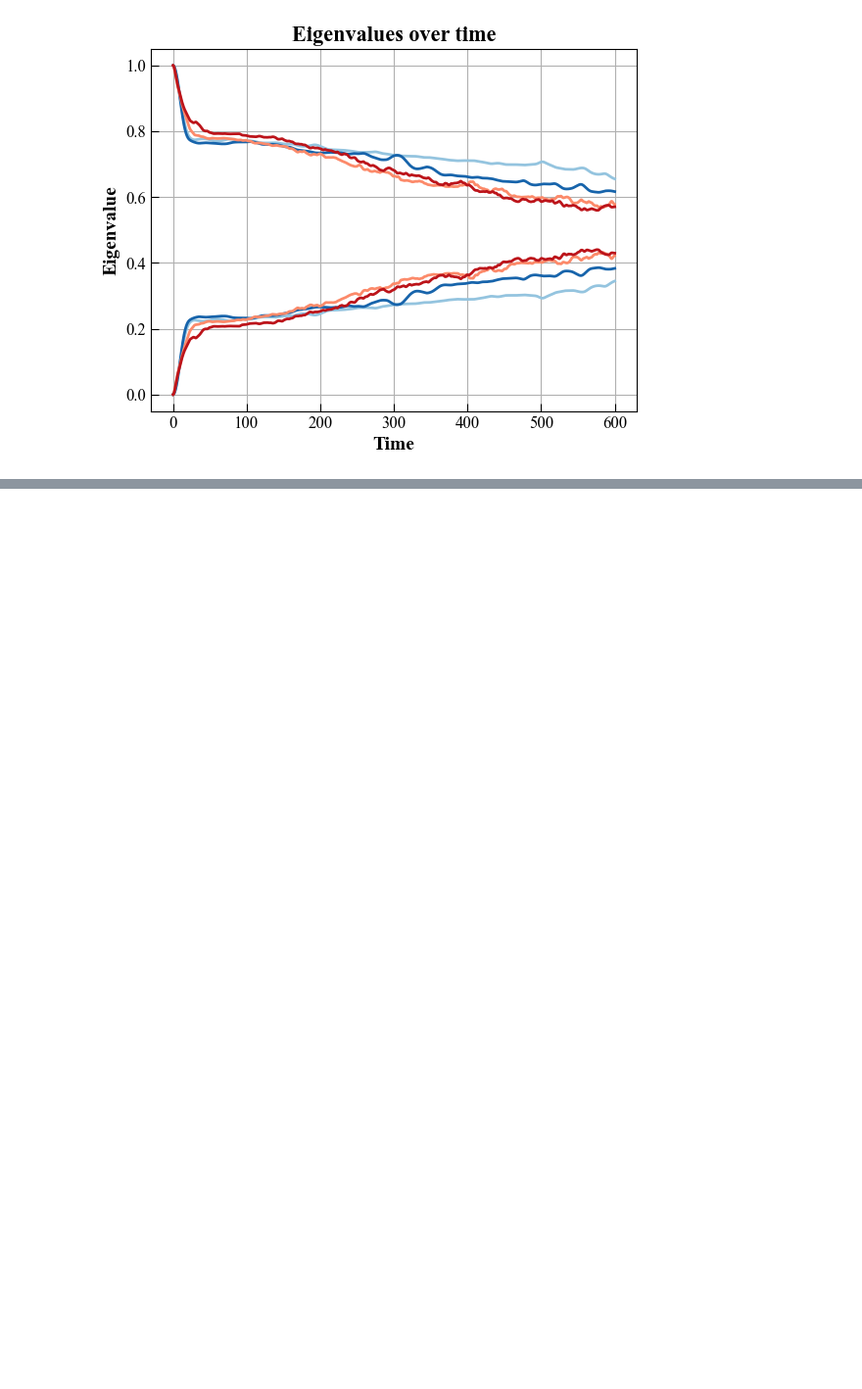
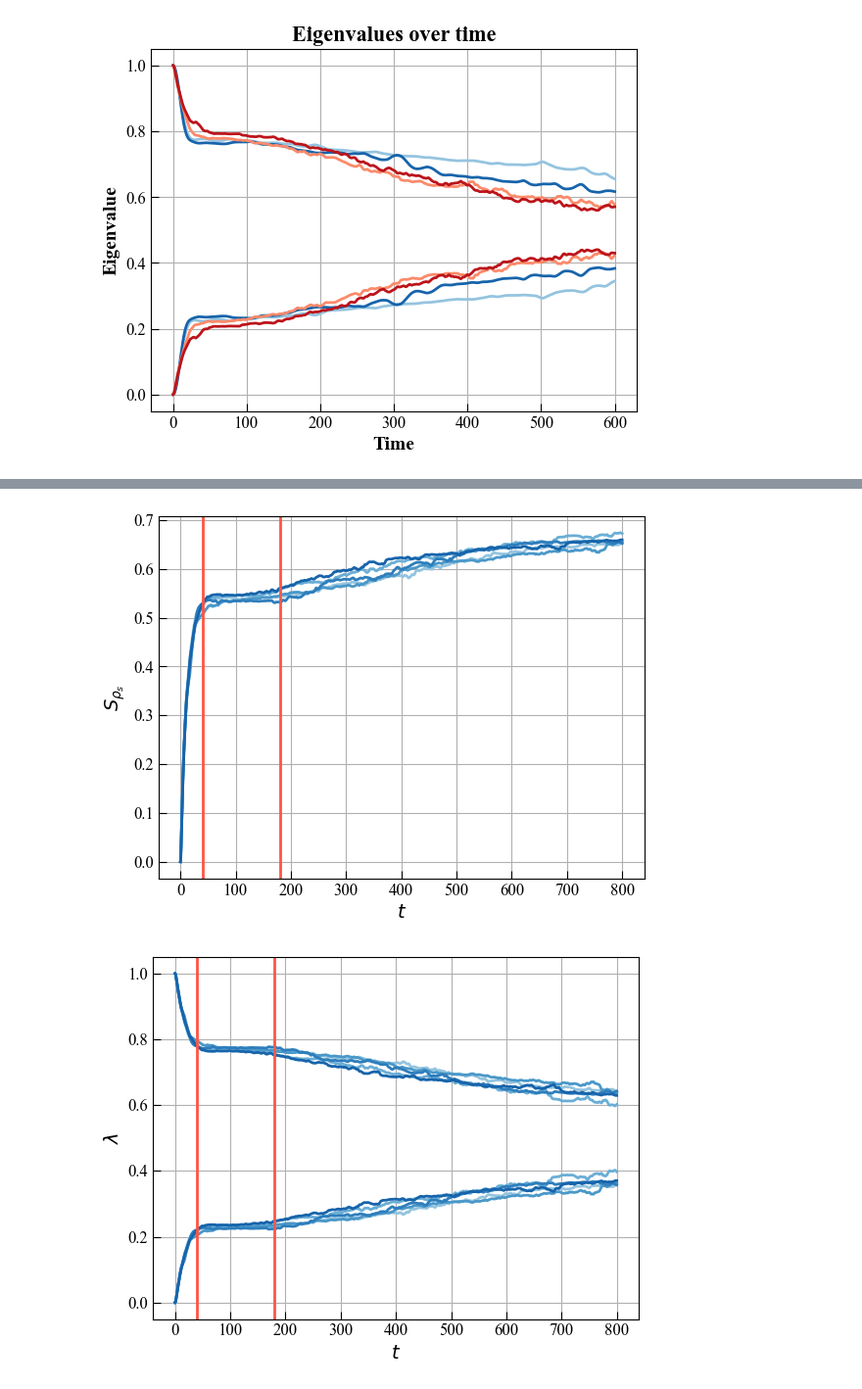
Before and after one commit to MarinAndreGirard/ACL, a Jupyter notebook: Working/2_locality.ipynb, the cells around one changed output, grey strips where cells are left out. Shown at 98% size. Drawn from its saved outputs; the diff is of its cells as text; code cells hidden in the pictures; blank space fills up the shorter version.

```diff
--- a/Working/2_locality.ipynb
+++ b/Working/2_locality.ipynb
@@ -654,3 +708,43 @@ KeyboardInterrupt:
+# %%
+name="general_decoherence"+"VN"+".pickle"
+# Reopen the saved plot
+with open(name, 'rb') as f:
+    fig = pickle.load(f)
+
+# Edit the plot (e.g., add vertical lines)
+plt.figure(fig.number)  # Set the figure to the loaded one
+plt.axvline(x=40, color='#ff5544', linestyle='-')
+plt.axvline(x=180, color='#ff5544', linestyle='-')
+
+# Show the modified plot
+plt.show()
+
+# Save the modified plot as a PNG image
+modified_name = "general_decoherence" + "VN" + "_modified" + ".png"
+
+fig.savefig(modified_name)  # Save the figure as a PNG file
+
+name="general_decoherence"+"eigval"+".pickle"
+# Reopen the saved plot
+with open(name, 'rb') as f:
+    fig = pickle.load(f)
+
+# Edit the plot (e.g., add vertical lines)
+plt.figure(fig.number)  # Set the figure to the loaded one
+plt.axvline(x=40, color='#ff5544', linestyle='-')
+plt.axvline(x=180, color='#ff5544', linestyle='-')
+plt.xlabel(r'$\lambda_{\rho_s}$')
+
+# Show the modified plot
+plt.show()
+
+# Save the modified plot as a PNG image
+modified_name = "general_decoherence" + "eigval" + "_modified" + ".png"
+
+fig.savefig(modified_name)  # Save the figure as a PNG file
+# %% [output]
+[figure, added]
+[figure, added]
 # %%
 file_suffixes = [1, 2]
 file_name = "2_locality_long_long_v3"
```
Also changed, not shown: parts of 8 cells of this notebook, 8 other files.
